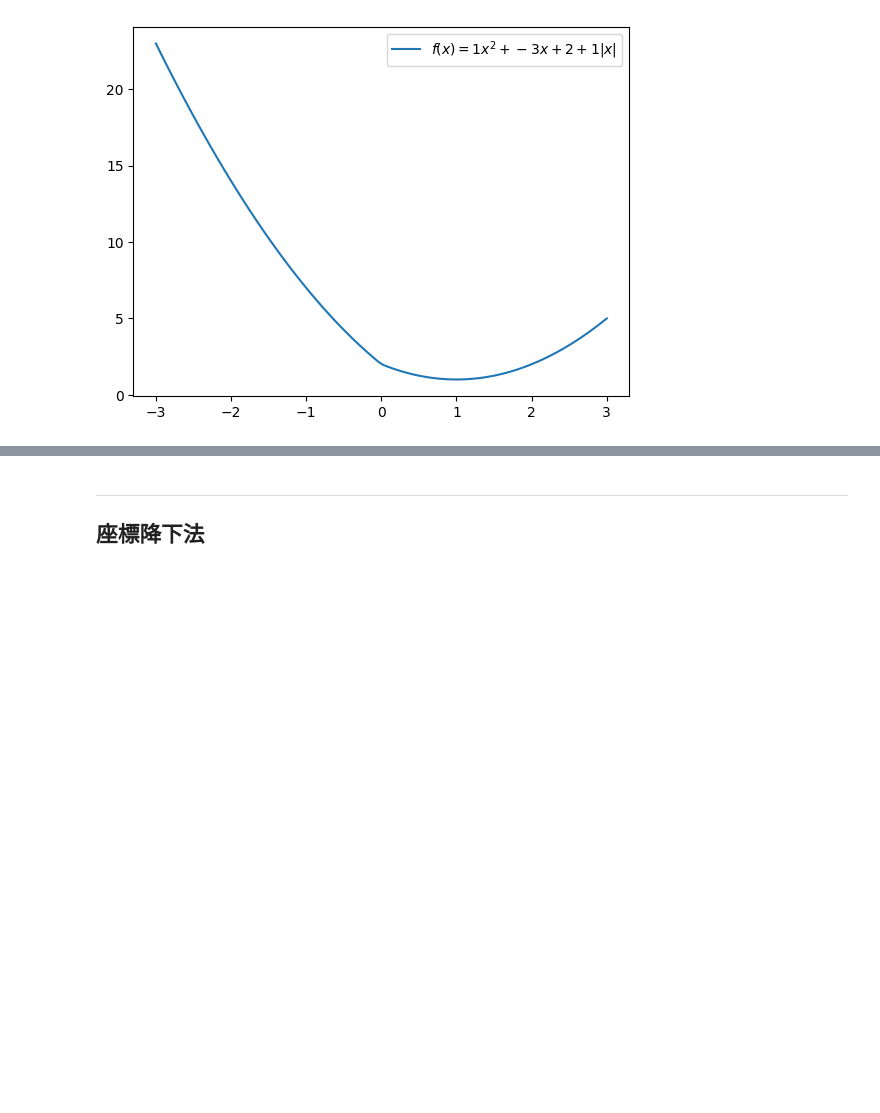
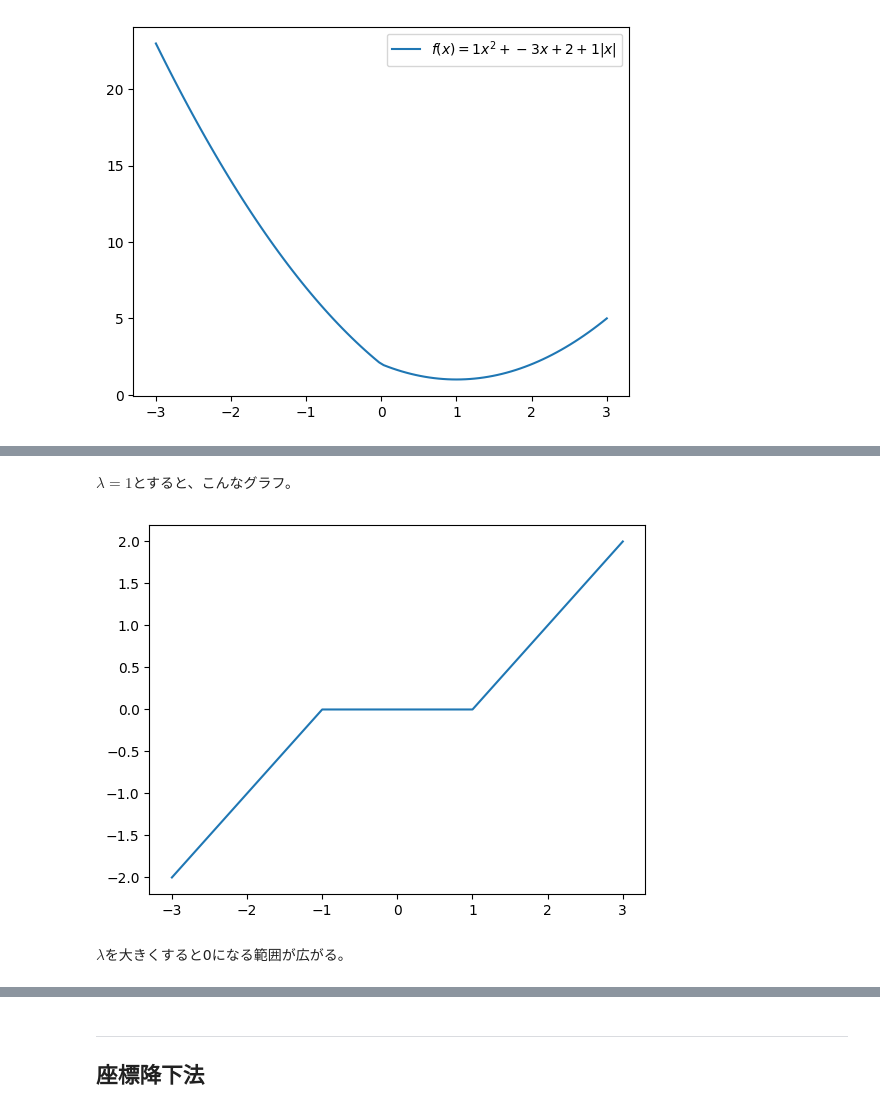
Before and after one commit to misya11p/machine-learning, a Jupyter notebook: lasso.ipynb, the cells around one changed output, grey strips where cells are left out. Saved outputs shown, nothing was run; the diff lists cells and outputs as text; code cells hidden in the pictures; blank space fills up the shorter version.

Commit message:
soft thredholding

```diff
--- a/lasso.ipynb
+++ b/lasso.ipynb
@@ -184,0 +206,14 @@ plt.legend();
+# %% [markdown]
+$\lambda=1$とすると、こんなグラフ。
+# %%
+def soft_thresholding(x, threshold):
+    return np.sign(x) * np.maximum(np.abs(x) - threshold, 0)
+
+x = np.linspace(-3, 3, 100)
+threshold = 1
+y = soft_thresholding(x, threshold)
+plt.plot(x, y);
+# %% [output]
+[figure, added]
+# %% [markdown]
+$\lambda$を大きくすると0になる範囲が広がる。
```
Also changed, not shown: parts of 10 cells of this notebook.
